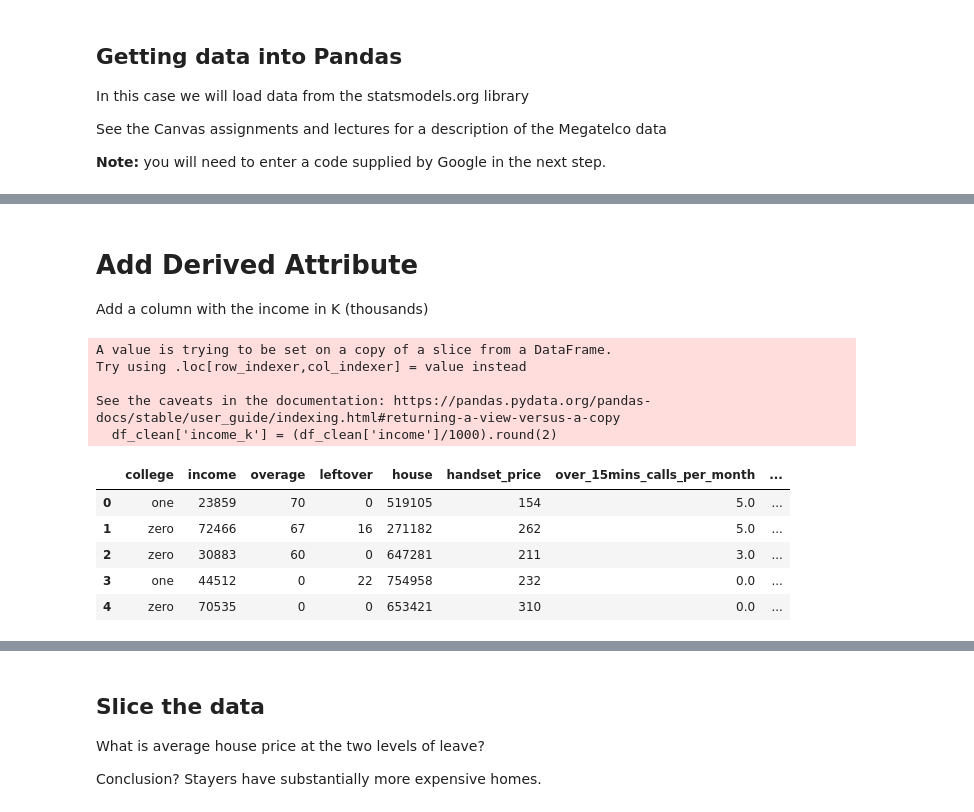
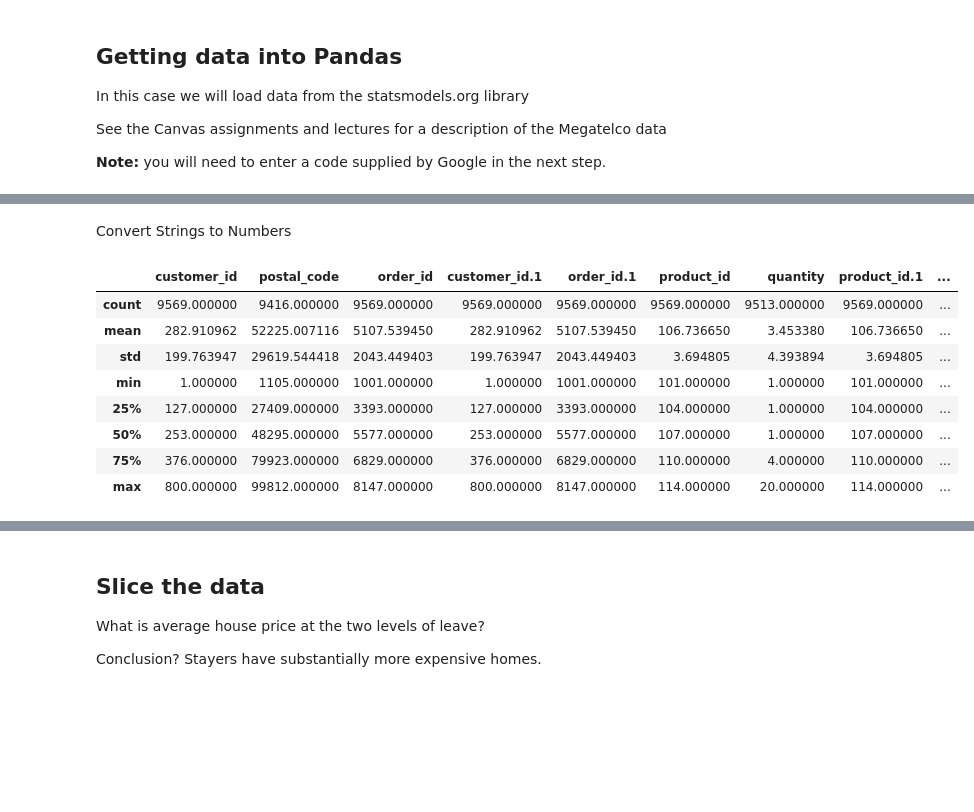
Before and after one commit to samneuhaus1/IS_4487_Spring2023, a Jupyter notebook: Module2_Script_v1_2.ipynb, the cells around one changed output, grey strips where cells are left out. Drawn from its saved outputs; the diff is of its cells as text; code cells hidden in the pictures; blank space fills up the shorter version.

```diff
--- a/Module2_Script_v1_2.ipynb
+++ b/Module2_Script_v1_2.ipynb
@@ -150,19 +129,16 @@ df_clean.describe()
-# %% [markdown]
-# Add Derived Attribute
-
-Add a column with the income in K (thousands)
-# %%
-df_clean['income_k'] = (df_clean['income']/1000).round(2)
-df_clean.head()
-# %% [output]
-A value is trying to be set on a copy of a slice from a DataFrame.
-Try using .loc[row_indexer,col_indexer] = value instead
-
-See the caveats in the documentation: https://pandas.pydata.org/pandas-docs/stable/user_guide/indexing.html#returning-a-view-versus-a-copy
-  df_clean['income_k'] = (df_clean['income']/1000).round(2)
-|  | college | income | overage | leftover | house | handset_price | over_15mins_calls_per_month | ... |
-| 0 | one | 23859 | 70 | 0 | 519105 | 154 | 5.0 | ... |
-| 1 | zero | 72466 | 67 | 16 | 271182 | 262 | 5.0 | ... |
-| 2 | zero | 30883 | 60 | 0 | 647281 | 211 | 3.0 | ... |
-| 3 | one | 44512 | 0 | 22 | 754958 | 232 | 0.0 | ... |
-| 4 | zero | 70535 | 0 | 0 | 653421 | 310 | 0.0 | ... |
+# %% [markdown]
+ Convert Strings to Numbers
+# %%
+df['total_amount'] = df['total_amount'].replace('[\$,]', '', regex=True).astype(float)
+df['product_price'] = df['product_price'].replace('[\$,]', '', regex=True).astype(float)
+df.describe()
+# %% [output]
+|  | customer_id | postal_code | order_id | customer_id.1 | order_id.1 | product_id | quantity | product_id.1 | ... |
+| count | 9569.000000 | 9416.000000 | 9569.000000 | 9569.000000 | 9569.000000 | 9569.000000 | 9513.000000 | 9569.000000 | ... |
+| mean | 282.910962 | 52225.007116 | 5107.539450 | 282.910962 | 5107.539450 | 106.736650 | 3.453380 | 106.736650 | ... |
+| std | 199.763947 | 29619.544418 | 2043.449403 | 199.763947 | 2043.449403 | 3.694805 | 4.393894 | 3.694805 | ... |
+| min | 1.000000 | 1105.000000 | 1001.000000 | 1.000000 | 1001.000000 | 101.000000 | 1.000000 | 101.000000 | ... |
+| 25% | 127.000000 | 27409.000000 | 3393.000000 | 127.000000 | 3393.000000 | 104.000000 | 1.000000 | 104.000000 | ... |
+| 50% | 253.000000 | 48295.000000 | 5577.000000 | 253.000000 | 5577.000000 | 107.000000 | 1.000000 | 107.000000 | ... |
+| 75% | 376.000000 | 79923.000000 | 6829.000000 | 376.000000 | 6829.000000 | 110.000000 | 4.000000 | 110.000000 | ... |
+| max | 800.000000 | 99812.000000 | 8147.000000 | 800.000000 | 8147.000000 | 114.000000 | 20.000000 | 114.000000 | ... |
```
Also changed, not shown: parts of 9 cells of this notebook.
